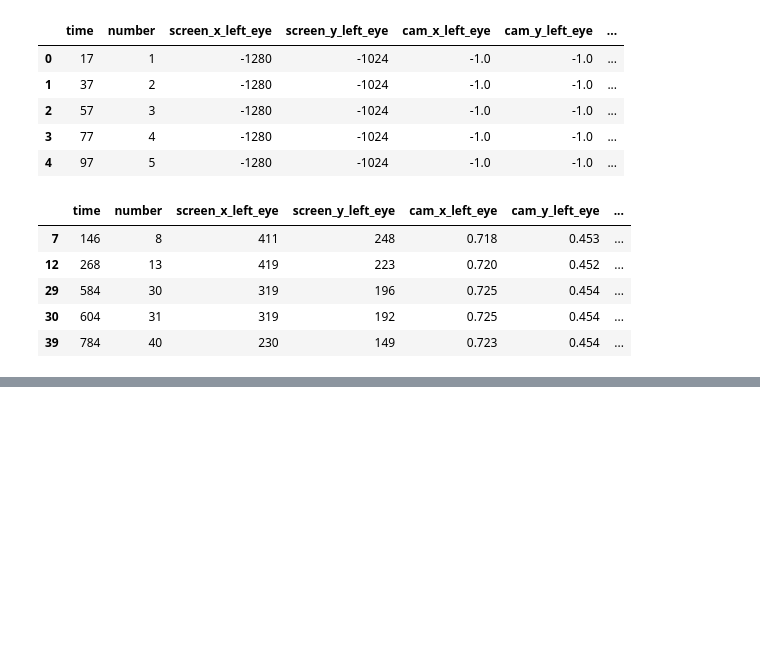
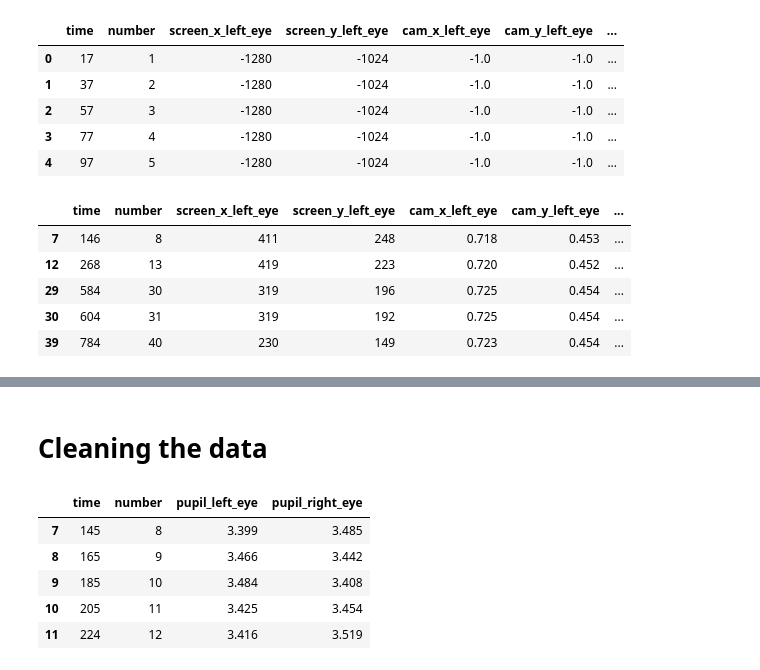
Before and after one commit to AishwaryaBhosale/CECS-450-Project-2, a Jupyter notebook: CECS 450 Project 2.ipynb, the cells around one changed output, grey strips where cells are left out. Saved outputs shown, nothing was run; the diff lists cells and outputs as text; code cells hidden in the pictures; blank space fills up the shorter version.

Commit message:
Cleaning and extracting information

```diff
--- a/CECS 450 Project 2.ipynb
+++ b/CECS 450 Project 2.ipynb
@@ -155,0 +190,13 @@ baselineGzd.head()
+# %% [markdown]
+# Cleaning the data
+# %%
+#Removing the values form final tree where there are negative values for pupil_left_eye and pupil_right_eye values
+finalTree = finalTree[((finalTree.pupil_left_eye > 0 )& (finalTree.pupil_right_eye>0))]
+finalTree.head()
+# %% [output]
+|  | time | number | pupil_left_eye | pupil_right_eye |
+| 7 | 145 | 8 | 3.399 | 3.485 |
+| 8 | 165 | 9 | 3.466 | 3.442 |
+| 9 | 185 | 10 | 3.484 | 3.408 |
+| 10 | 205 | 11 | 3.425 | 3.454 |
+| 11 | 224 | 12 | 3.416 | 3.519 |
```
Also changed, not shown: parts of 7 cells of this notebook.
